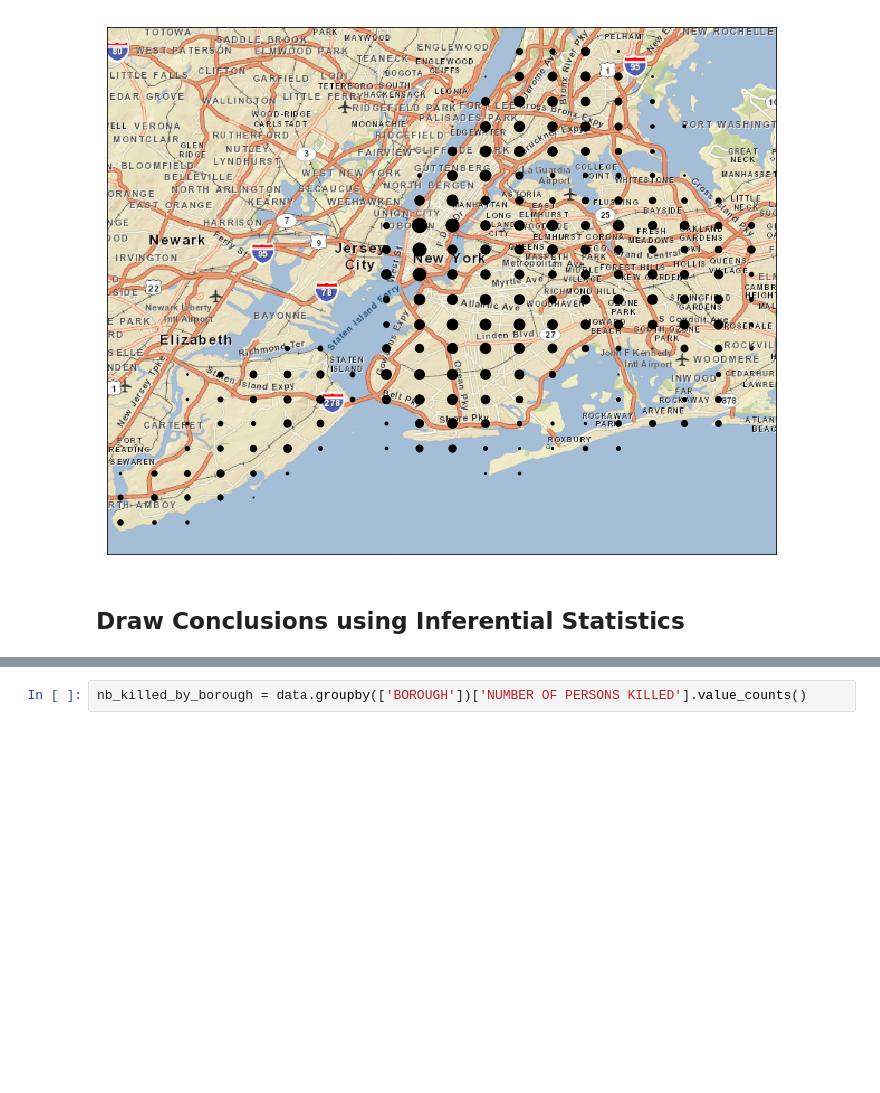
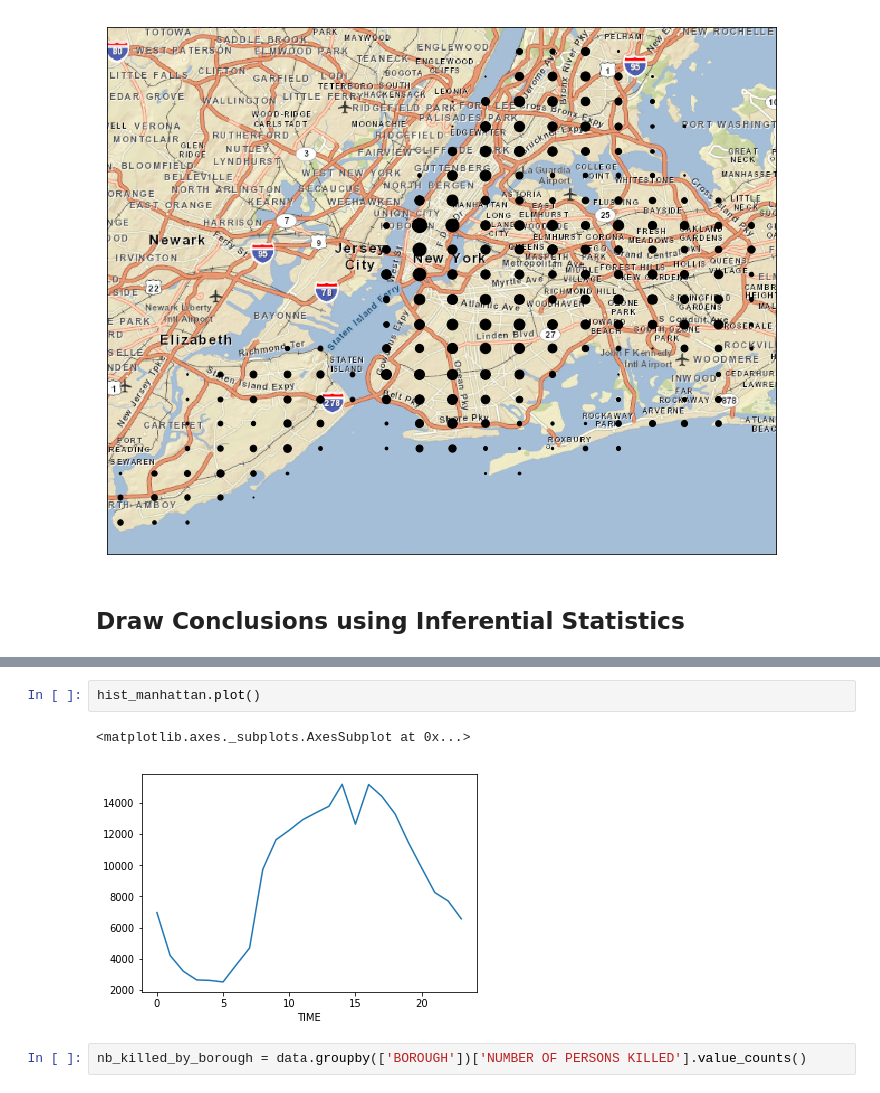
Before and after one commit to udacity/sapient-webinar, a Jupyter notebook: collisions.ipynb, the cells around one changed output, grey strips where cells are left out. Drawn from its saved outputs; the diff is of its cells as text; blank space fills up the shorter version.

```diff
--- a/collisions.ipynb
+++ b/collisions.ipynb
@@ -336,3 +344,8 @@ Name: NUMBER OF PERSONS KILLED, dtype: float64
+# %%
+hist_manhattan.plot()
+# %% [output]
+<matplotlib.axes._subplots.AxesSubplot at 0x...>
+[figure, added]
 # %%
 nb_killed_by_borough = data.groupby(['BOROUGH'])['NUMBER OF PERSONS KILLED'].value_counts()
 # %%
```
Also changed, not shown: parts of 12 cells of this notebook.
